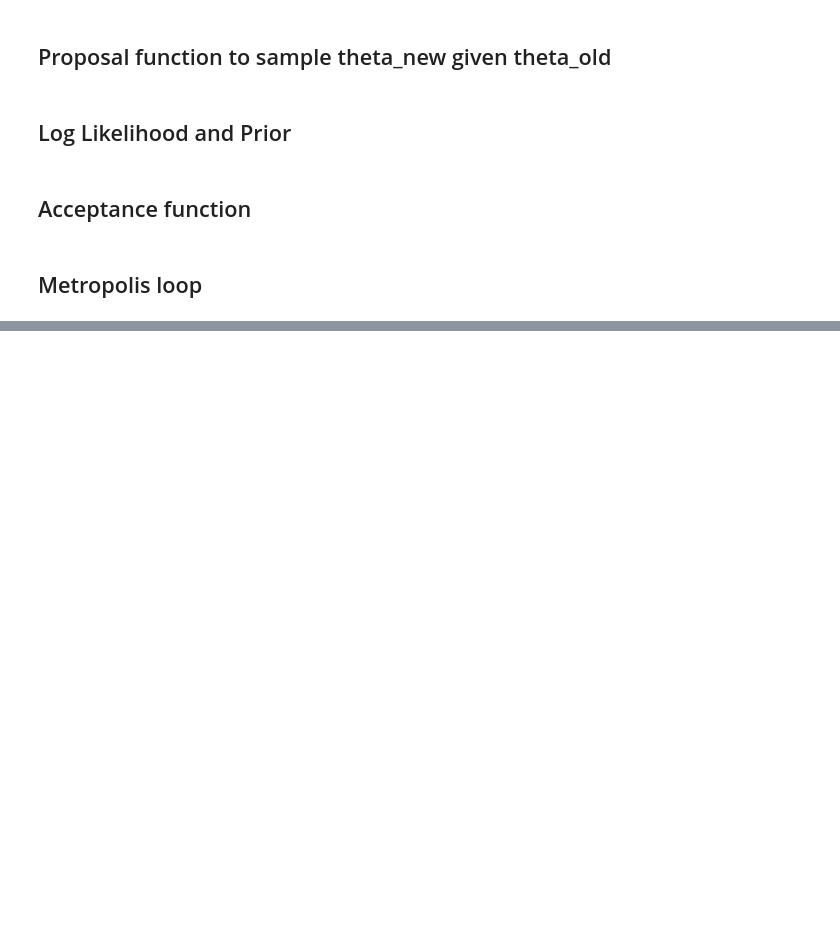
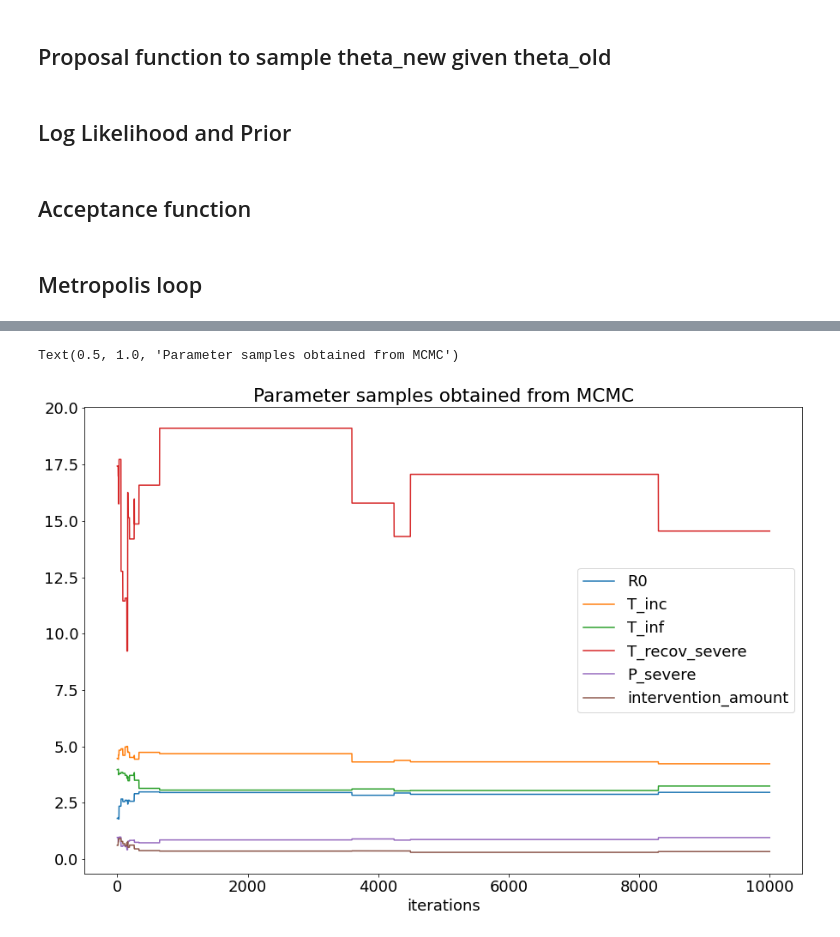
Before and after one commit to WadhwaniAI/covid-modelling, a Jupyter notebook: notebooks/seir/[TRY] metropolis.ipynb, the cells around one changed output, grey strips where cells are left out. Drawn from its saved outputs; the diff is of its cells as text; code cells hidden in the pictures; blank space fills up the shorter version.

Commit message:
adding corner case handling and visualization

```diff
--- a/notebooks/seir/[TRY] metropolis.ipynb
+++ b/notebooks/seir/[TRY] metropolis.ipynb
@@ -5,8 +8,10 @@
 # %%
+import matplotlib
 import numpy as np
 import pandas as pd
 from tqdm import tqdm
 import matplotlib.pyplot as plt
+matplotlib.rcParams.update({'font.size': 18})
 from collections import defaultdict, OrderedDict
 
 from utils.generic import init_params
@@ -104,14 +157,10 @@ def param_init():
 # %% [markdown]
 ## Proposal function to sample theta_new given theta_old
 # %%
-## stddevs for all params are set to 1 now. must tune later.
+## stddevs for all params are set to 1/4 of the prior range length.
 proposal_sigmas = OrderedDict()
-proposal_sigmas['R0'] = 1
-proposal_sigmas['T_inc'] = 1
-proposal_sigmas['T_inf'] = 1
-proposal_sigmas['T_recov_severe'] = 5
-proposal_sigmas['P_severe'] = 1
-proposal_sigmas['intervention_amount'] = 1
+for key in prior_ranges:
+    proposal_sigmas[key] = 0.25 * (prior_ranges[key][1] - prior_ranges[key][0])
 
 def proposal(theta_old):
     theta_new = np.random.normal(loc=[*theta_old.values()], scale=[*proposal_sigmas.values()])
@@ -120,6 +169,8 @@ def proposal(theta_old):
 ## Log Likelihood and Prior
 # %%
 def log_likelihood(theta):
+    if (np.array([*theta.values()]) < 0).any():
+        return -np.inf
     alpha = 0.01
     optimiser = Optimiser()
     default_params = optimiser.init_default_params(df_train)
@@ -134,13 +185,16 @@ def log_likelihood(theta):
 def log_prior(theta):
     prior = 1
     for key in prior_ranges:
-        if theta[key] > 0:
+        if in_valid_range(key, theta[key]):
             prior *= 1 / (prior_ranges[key][1] - prior_ranges[key][0])
         else:
             prior = 0
             break
 
     return np.log(prior)
+
+def in_valid_range(key, value):
+    return (value <= prior_ranges[key][1]) and (value >= prior_ranges[key][0])
 # %% [markdown]
 ## Acceptance function
 # %%
@@ -156,7 +210,7 @@ def accept(theta_old, theta_new):
 # %% [markdown]
 ## Metropolis loop
 # %%
-def metropolis(iter=1000):
+def metropolis(iter=10000):
     theta = param_init()
     accepted = [theta]
     rejected = list()
@@ -181,0 +247,10 @@ plt.scatter(list(range(len(samples['R0']))), samples['R0'], s=5)
+# %%
+plt.figure(figsize=(15, 10))
+for param in samples.columns:
+    plt.plot(list(range(len(samples[param]))), samples[param], label=param)
+plt.xlabel("iterations")
+plt.legend()
+plt.title("Parameter samples obtained from MCMC")
+# %% [output]
+Text(0.5, 1.0, 'Parameter samples obtained from MCMC')
+[figure, added]
```
Also changed, not shown: parts of 9 cells of this notebook.
